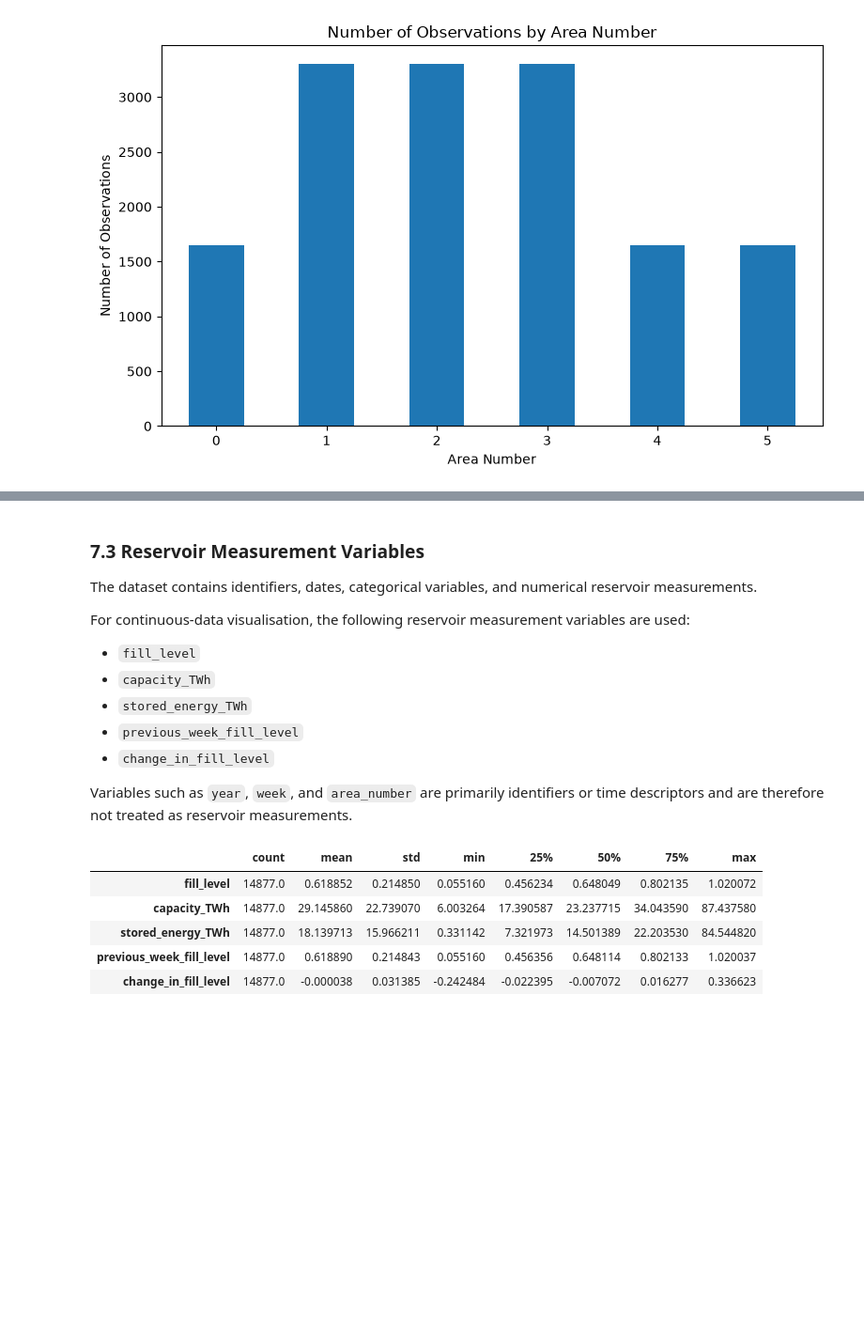
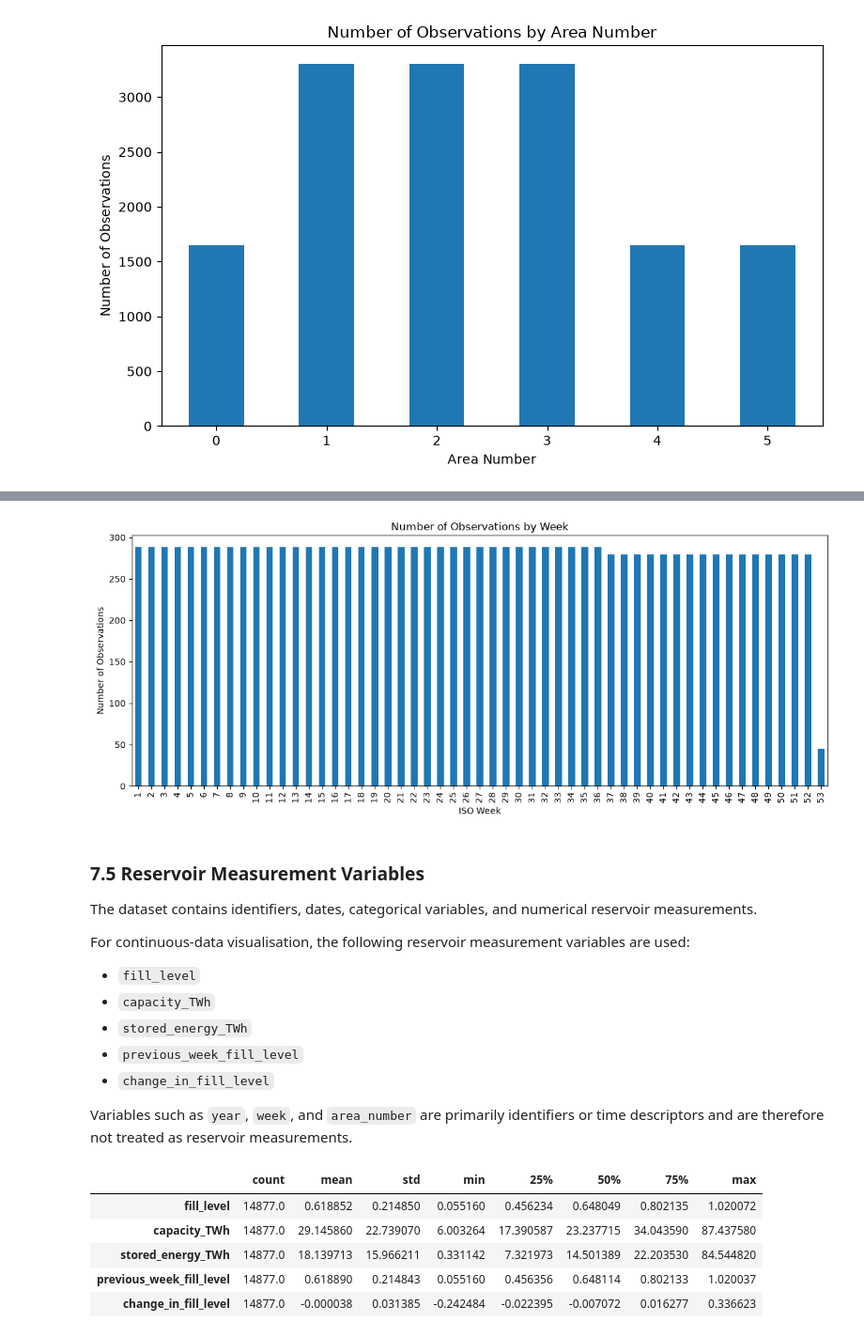
Before and after one commit to Zawaril/ReservoirScope, a Jupyter notebook: ReservoirScope.ipynb, the cells around one changed output, grey strips where cells are left out. Shown at 94% size. Cells and saved outputs as stored; diff of their text form; code cells hidden in the pictures; blank space fills up the shorter version.

```diff
--- a/ReservoirScope.ipynb
+++ b/ReservoirScope.ipynb
@@ -389,5 +442,21 @@ plt.show()
+# %%
+# Plot the number of observations for each week.
+week_counts = reservior_df["week"].value_counts().sort_index()
+
+week_counts.plot(
+    kind="bar",
+    figsize=(12, 5)
+)
+
+plt.title("Number of Observations by Week")
+plt.xlabel("ISO Week")
+plt.ylabel("Number of Observations")
+plt.tight_layout()
+plt.show()
+# %% [output]
+[figure, added]
 # %% [markdown]
-### 7.3 Reservoir Measurement Variables
+### 7.5 Reservoir Measurement Variables
 
 The dataset contains identifiers, dates, categorical variables, and numerical
 reservoir measurements.
```
Also changed, not shown: parts of 14 cells of this notebook, 6 other files.
